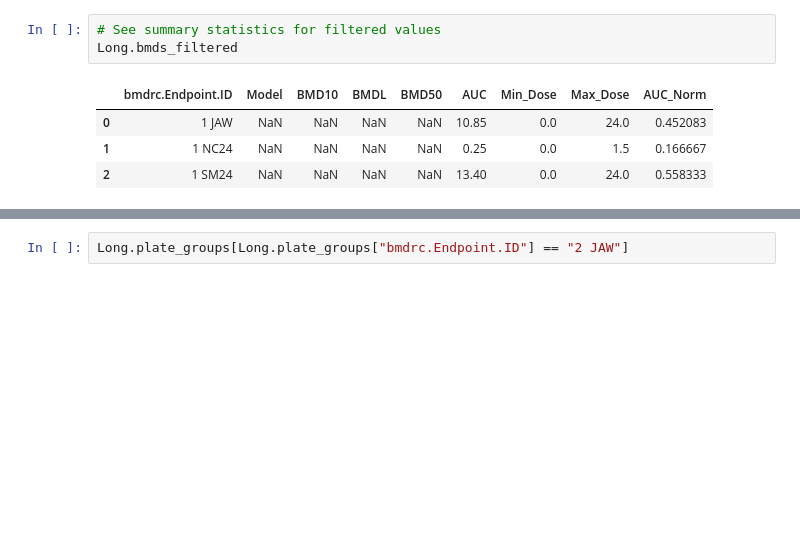
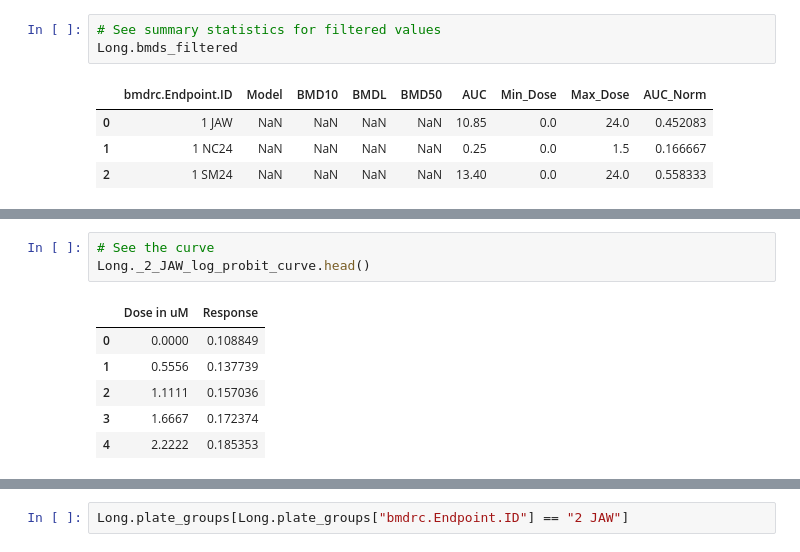
Before and after one commit to PNNL-CompBio/bmdrc, a Jupyter notebook: vignettes/Binary Class Example.ipynb, the cells around one changed output, grey strips where cells are left out. Cells and saved outputs as stored; diff of their text form; blank space fills up the shorter version.

```diff
--- a/vignettes/Binary Class Example.ipynb
+++ b/vignettes/Binary Class Example.ipynb
@@ -355,0 +329,10 @@ Long.response_curve(chemical_name = 2, endpoint_name = "JAW", model = "log probi
+# %%
+# See the curve
+Long._2_JAW_log_probit_curve.head()
+# %% [output]
+|  | Dose in uM | Response |
+| 0 | 0.0000 | 0.108849 |
+| 1 | 0.5556 | 0.137739 |
+| 2 | 1.1111 | 0.157036 |
+| 3 | 1.6667 | 0.172374 |
+| 4 | 2.2222 | 0.185353 |
```
Also changed, not shown: parts of 23 cells of this notebook, 4 other files.
